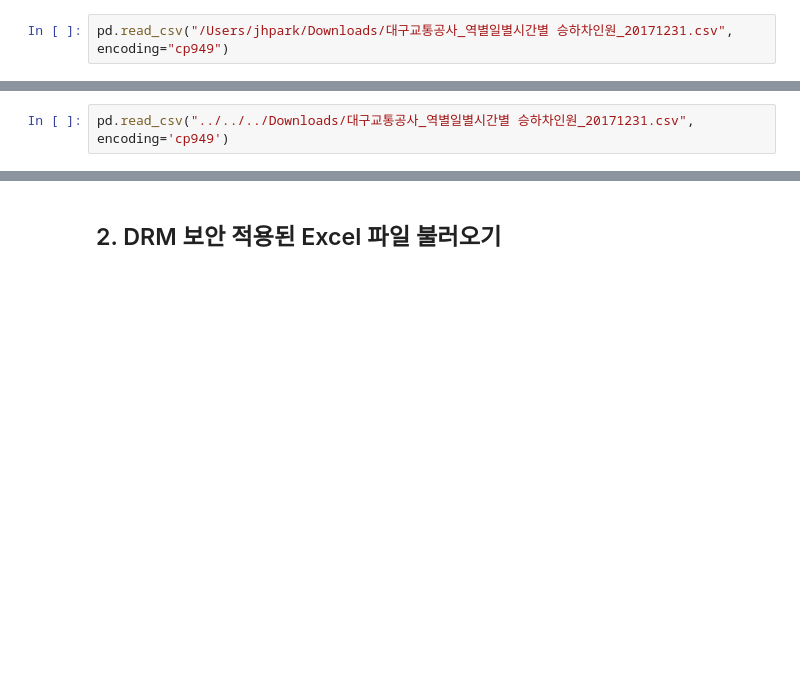
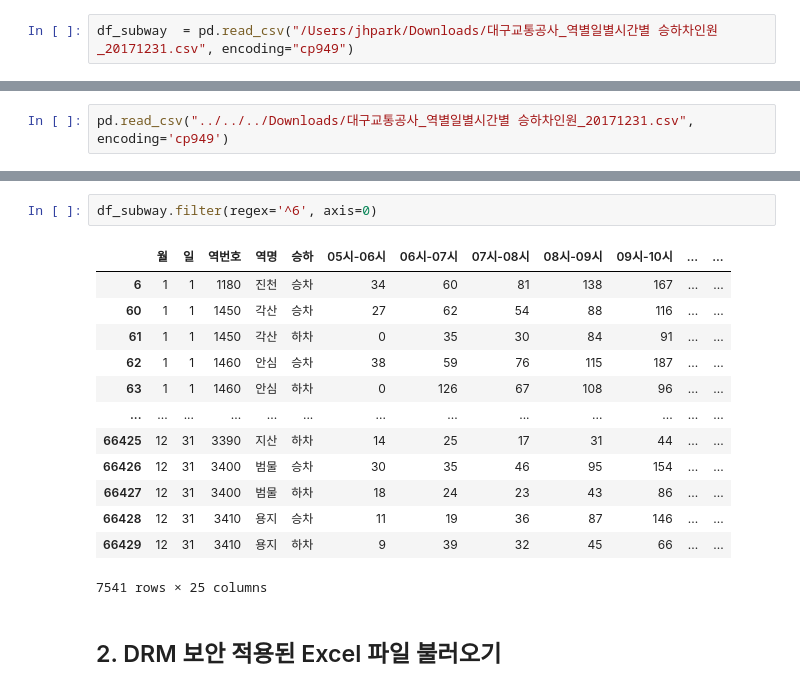
Before and after one commit to jonhpark7966/fastcampus_python_data_analysis, a Jupyter notebook: 20230808_remote/03_데이터 불러오기.ipynb, the cells around one changed output, grey strips where cells are left out. Saved outputs shown, nothing was run; the diff lists cells and outputs as text; blank space fills up the shorter version.

```diff
--- a/20230808_remote/03_데이터 불러오기.ipynb
+++ b/20230808_remote/03_데이터 불러오기.ipynb
@@ -313,4 +313,4 @@ dtype: object
 
 [Dacon](https://dacon.io/)
 # %%
-pd.read_csv("/Users/jhpark/Downloads/대구교통공사_역별일별시간별 승하차인원_20171231.csv", encoding="cp949")
+df_subway  = pd.read_csv("/Users/jhpark/Downloads/대구교통공사_역별일별시간별 승하차인원_20171231.csv", encoding="cp949")
@@ -333,3 +335,19 @@ pd.read_csv("../../../Downloads/대구교통공사_역별일별시간별 승하
+# %%
+df_subway.filter(regex='^6', axis=0)
+# %% [output]
+|  | 월 | 일 | 역번호 | 역명 | 승하 | 05시-06시 | 06시-07시 | 07시-08시 | 08시-09시 | 09시-10시 | ... | ... |
+| 6 | 1 | 1 | 1180 | 진천 | 승차 | 34 | 60 | 81 | 138 | 167 | ... | ... |
+| 60 | 1 | 1 | 1450 | 각산 | 승차 | 27 | 62 | 54 | 88 | 116 | ... | ... |
+| 61 | 1 | 1 | 1450 | 각산 | 하차 | 0 | 35 | 30 | 84 | 91 | ... | ... |
+| 62 | 1 | 1 | 1460 | 안심 | 승차 | 38 | 59 | 76 | 115 | 187 | ... | ... |
+| 63 | 1 | 1 | 1460 | 안심 | 하차 | 0 | 126 | 67 | 108 | 96 | ... | ... |
+| ... | ... | ... | ... | ... | ... | ... | ... | ... | ... | ... | ... | ... |
+| 66425 | 12 | 31 | 3390 | 지산 | 하차 | 14 | 25 | 17 | 31 | 44 | ... | ... |
+| 66426 | 12 | 31 | 3400 | 범물 | 승차 | 30 | 35 | 46 | 95 | 154 | ... | ... |
+| 66427 | 12 | 31 | 3400 | 범물 | 하차 | 18 | 24 | 23 | 43 | 86 | ... | ... |
+| 66428 | 12 | 31 | 3410 | 용지 | 승차 | 11 | 19 | 36 | 87 | 146 | ... | ... |
+| 66429 | 12 | 31 | 3410 | 용지 | 하차 | 9 | 39 | 32 | 45 | 66 | ... | ... |
+7541 rows × 25 columns
 # %% [markdown]
 ## 2.  DRM 보안 적용된 Excel 파일 불러오기
 # %% [markdown]
```
Also changed, not shown: parts of 6 cells of this notebook, 2 other files.
